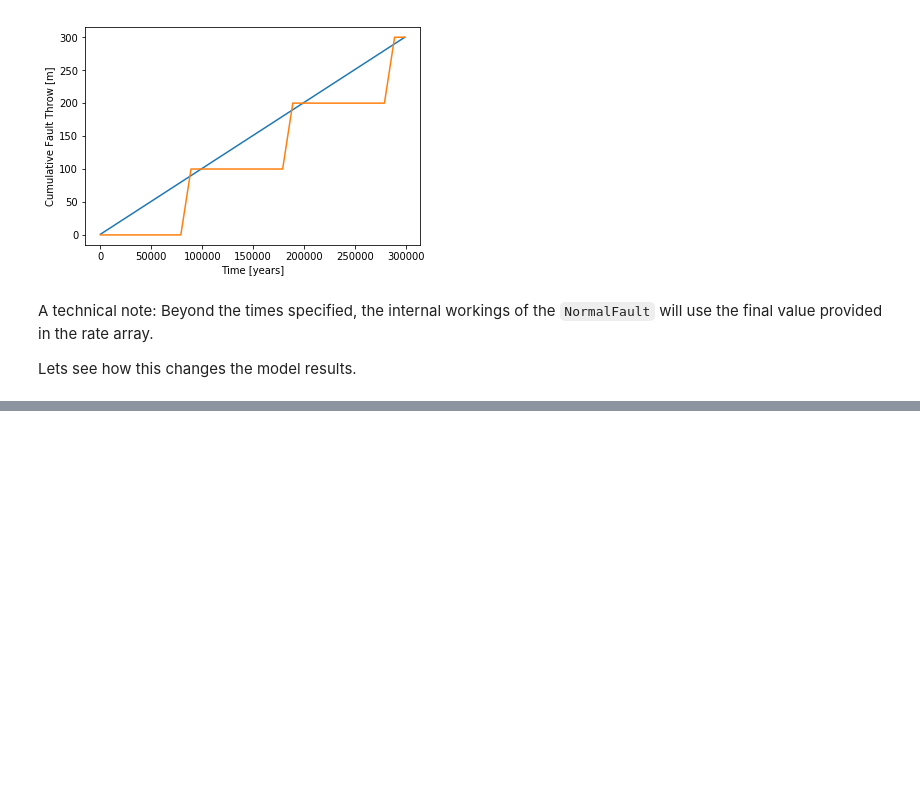
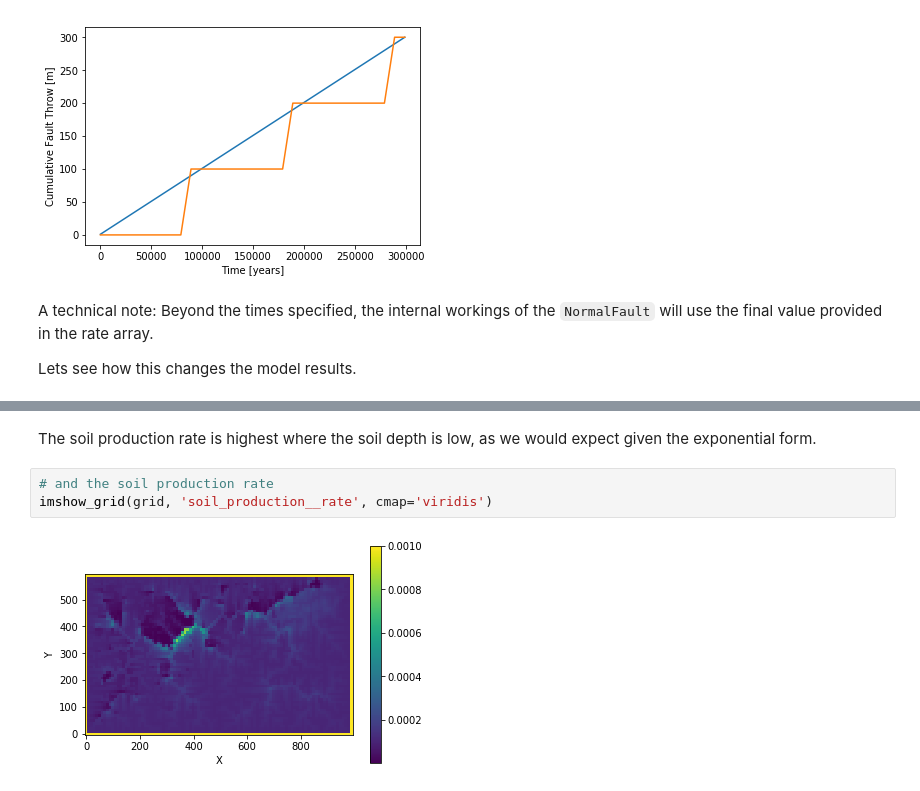
Before and after one commit to landlab/tutorials, a Jupyter notebook: normal_fault/normal_fault_component_tutorial.ipynb, the cells around one changed output, grey strips where cells are left out. Cells and saved outputs as stored; diff of their text form; blank space fills up the shorter version.

```diff
--- a/normal_fault/normal_fault_component_tutorial.ipynb
+++ b/normal_fault/normal_fault_component_tutorial.ipynb
@@ -253,0 +348,7 @@ As you can see the resulting topography is very different than in the case with
+# %% [markdown]
+The soil production rate is highest where the soil depth is low, as we would expect given the exponential form.
+# %%
+# and the soil production rate
+imshow_grid(grid, 'soil_production__rate', cmap='viridis')
+# %% [output]
+[figure, added]
```
Also changed, not shown: parts of 11 cells of this notebook.
